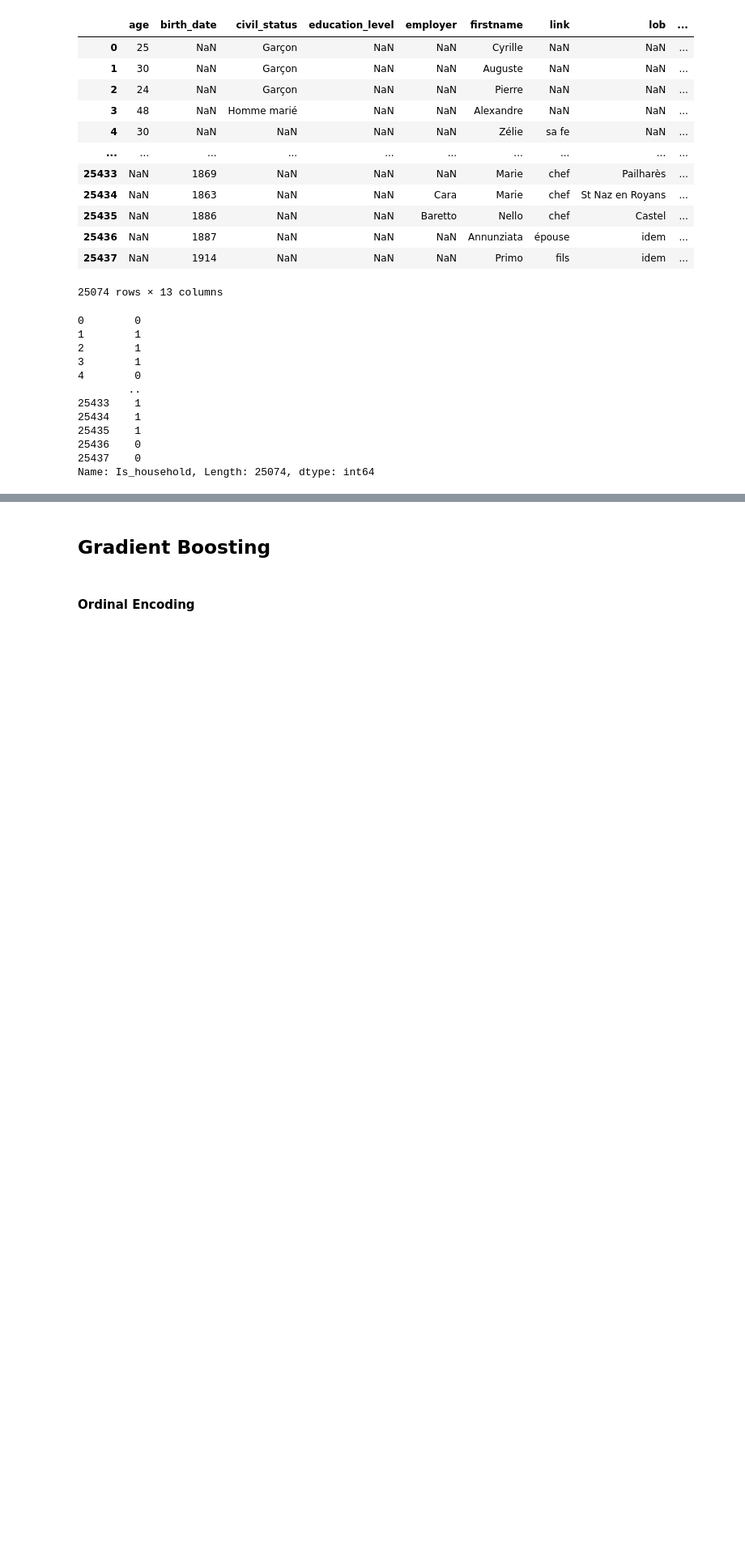
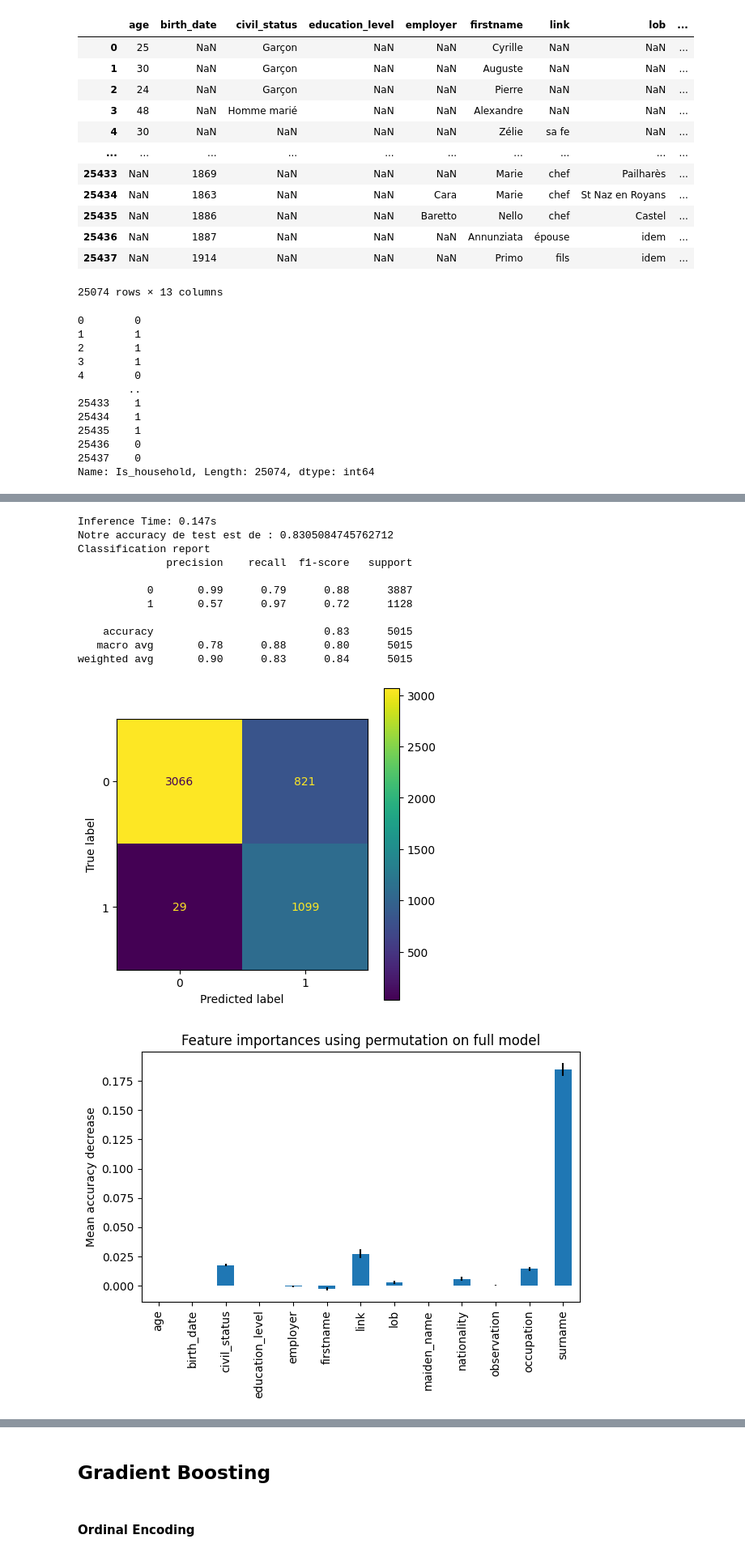
Before and after one commit to AntoineTSP/NLP_ENSAE_Project, a Jupyter notebook: notebooks/Prediction.ipynb, the cells around one changed output, grey strips where cells are left out. Shown at 81% size. Saved outputs shown, nothing was run; the diff lists cells and outputs as text; code cells hidden in the pictures; blank space fills up the shorter version.

```diff
--- a/notebooks/Prediction.ipynb
+++ b/notebooks/Prediction.ipynb
@@ -86,0 +246,13 @@ Name: Is_household, Length: 25074, dtype: int64
+# %%
+clf = Pipeline(
+    steps=[
+        ("encoder", string_transformer),
+        ("transformer", numeric_transformer),
+        ("classifier", HistGradientBoostingClassifier(random_state=42)),
+    ]
+)
+start = time.time()
+clf.fit(X_train_enc, y_train_enc)
+stop = time.time()
+print(f"Training time: {round(stop - start,3)}s")
+clf
@@ -86,0 +279,16 @@ Name: Is_household, Length: 25074, dtype: int64
+# %%
+get_report(clf, X_train_enc, X_test_enc, y_train_enc, y_test_enc, description_features_string, description_features_num, target_features)
+# %% [output]
+Inference Time: 0.147s
+Notre accuracy de test est de : 0.8305084745762712
+Classification report
+              precision    recall  f1-score   support
+
+           0       0.99      0.79      0.88      3887
+           1       0.57      0.97      0.72      1128
+
+    accuracy                           0.83      5015
+   macro avg       0.78      0.88      0.80      5015
+weighted avg       0.90      0.83      0.84      5015
+[figure, added]
+[figure, added]
```
Also changed, not shown: parts of 23 cells of this notebook, 3 other files.
